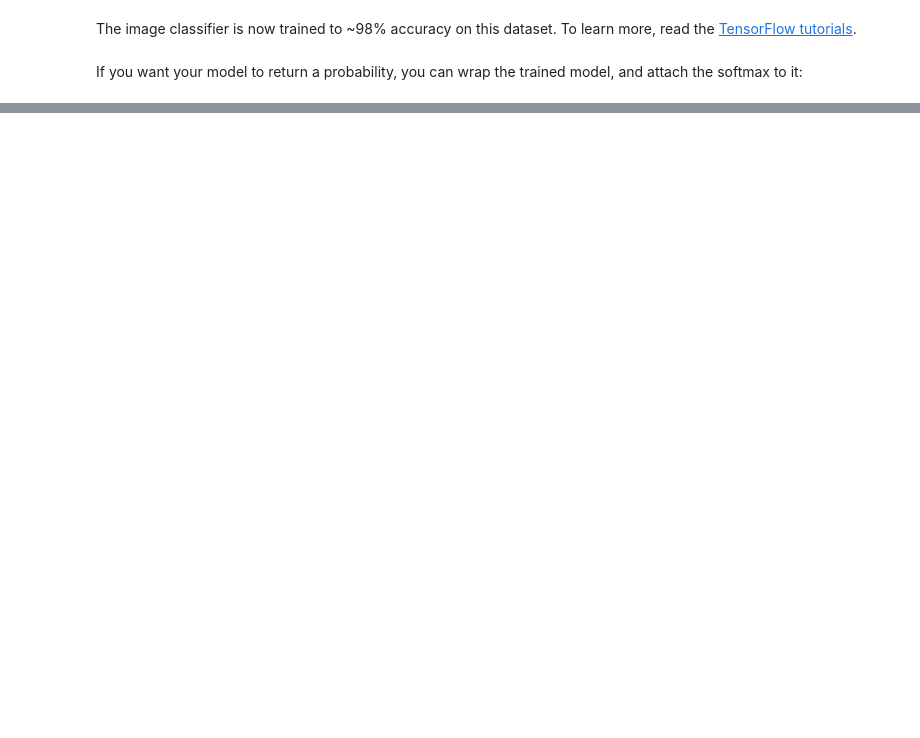
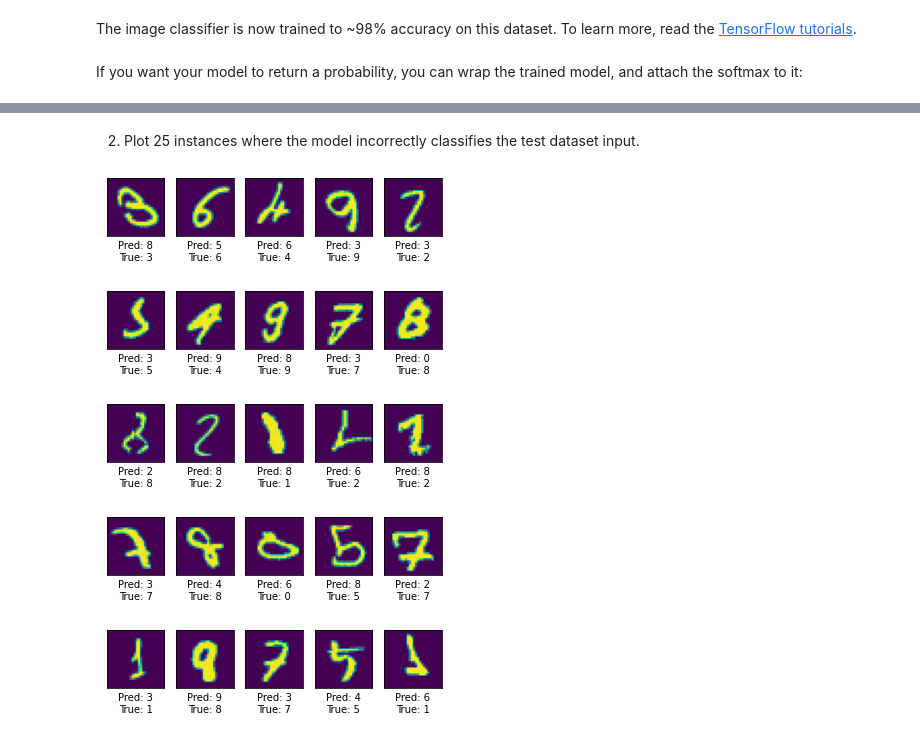
Before and after one commit to e3-/RESERVE-Public, a Jupyter notebook: hello_world.ipynb, the cells around one changed output, grey strips where cells are left out. Cells and saved outputs as stored; diff of their text form; code cells hidden in the pictures; blank space fills up the shorter version.

```diff
--- a/hello_world.ipynb
+++ b/hello_world.ipynb
@@ -118,0 +202,25 @@ probability_model(x_test[:5])
+# %% [markdown]
+2. Plot 25 instances where the model incorrectly classifies the test dataset input.
+# %%
+N = 5
+j = 0
+for k in range(5):
+    fig, axarr = plt.subplots(1,N)
+    i = 0
+    while i < N:
+        true_class = y_test[j]
+        predicted_class = np.argmax(model.predict(np.array([x_test[j]])))
+        if predicted_class != true_class:
+            ax = axarr[i]
+            ax.imshow(x_test[j])
+            ax.xaxis.set_ticks([])
+            ax.yaxis.set_ticks([])
+            ax.xaxis.set_label_text('Pred: {}\nTrue: {}'.format(predicted_class, true_class))
+            i += 1
+        j += 1
+# %% [output]
+[figure, added]
+[figure, added]
+[figure, added]
+[figure, added]
+[figure, added]
```
Also changed, not shown: parts of 13 cells of this notebook.
